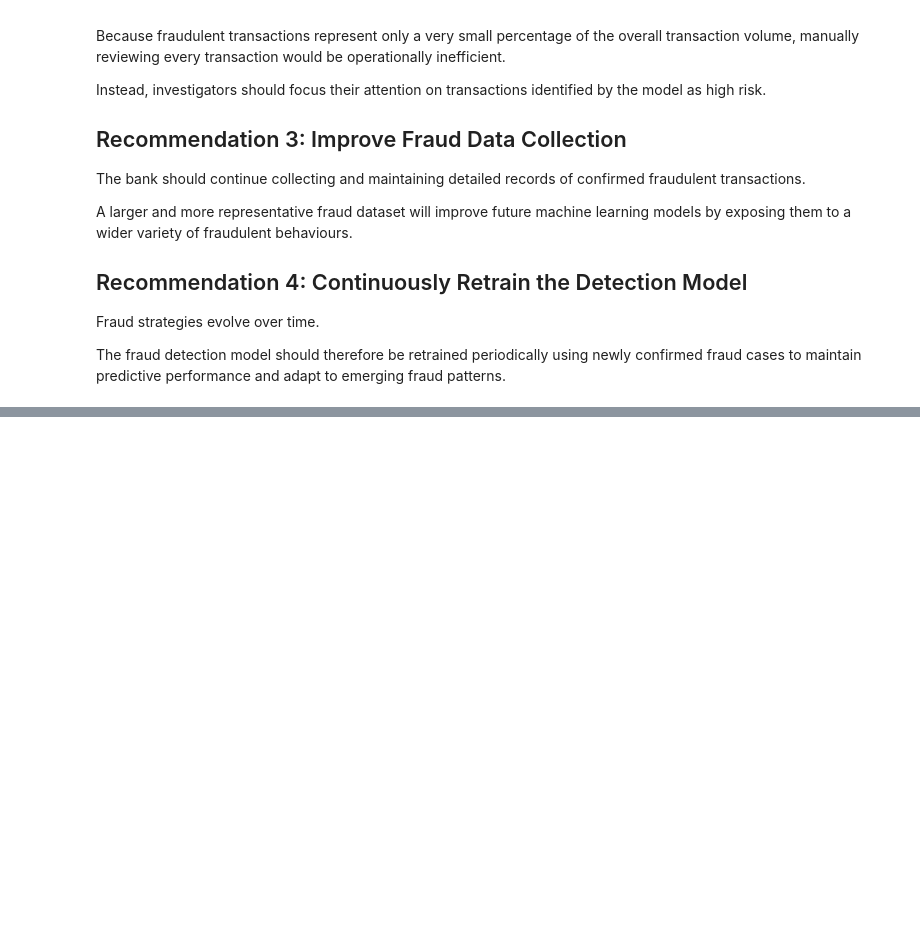
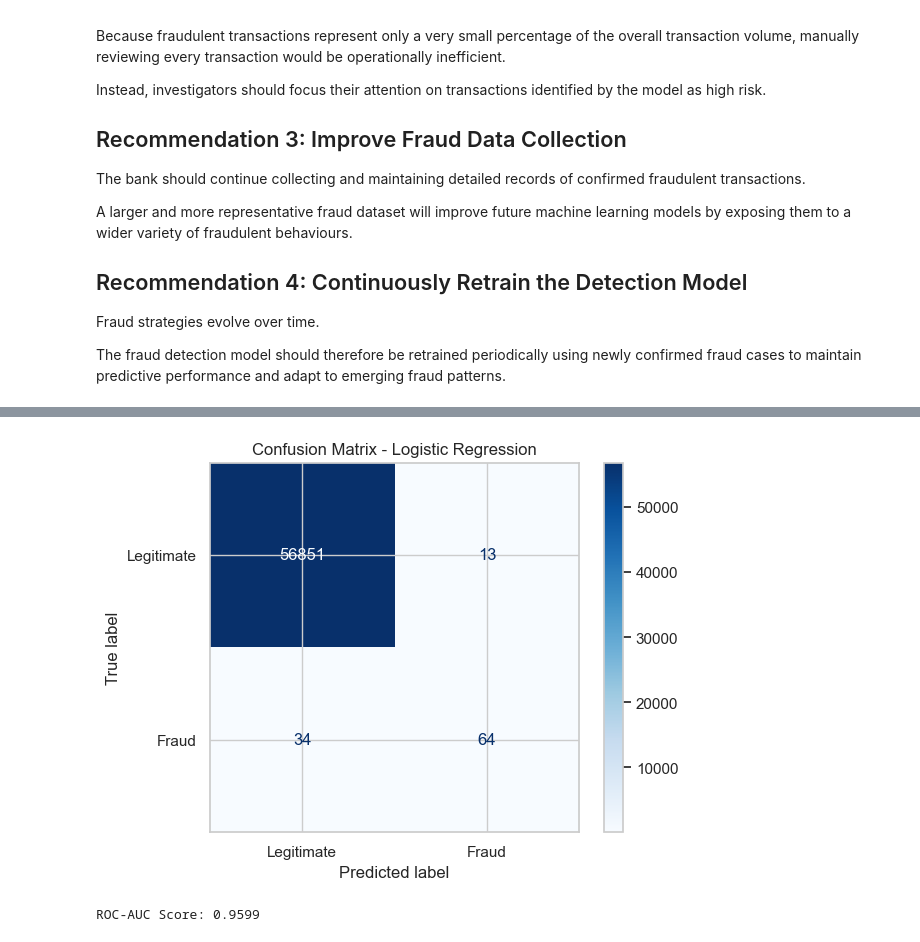
Before and after one commit to che-francis/Credit-Card-Fraud-Detection, a Jupyter notebook: notebooks/Credit_Card_Fraud_Detection.ipynb, the cells around one changed output, grey strips where cells are left out. Cells and saved outputs as stored; diff of their text form; code cells hidden in the pictures; blank space fills up the shorter version.

Commit message:
Implement logistic regression and decision tree baseline models

```diff
--- a/notebooks/Credit_Card_Fraud_Detection.ipynb
+++ b/notebooks/Credit_Card_Fraud_Detection.ipynb
@@ -730,0 +877,8 @@ The fraud detection model should therefore be retrained periodically using newly
+# %%
+X_train_scaled = scaler.fit_transform(X_train)
+
+X_test_scaled = scaler.transform(X_test)
+
+print("Training Shape:", X_train_scaled.shape)
+
+print("Testing Shape:", X_test_scaled.shape)
@@ -730,0 +906,11 @@ The fraud detection model should therefore be retrained periodically using newly
+# %%
+# create model
+
+log_reg = LogisticRegression(
+    random_state=42,
+    max_iter=1000
+)
+# %%
+# Model Training
+
+log_reg.fit(X_train_scaled, y_train)
@@ -730,0 +919,4 @@ The fraud detection model should therefore be retrained periodically using newly
+# %%
+# Make predictions on the test set
+
+y_pred = log_reg.predict(X_test_scaled)
@@ -730,0 +978,25 @@ The fraud detection model should therefore be retrained periodically using newly
+# %%
+#confusion matrix
+
+cm = confusion_matrix(y_test, y_pred)
+
+disp = ConfusionMatrixDisplay(
+    confusion_matrix=cm,
+    display_labels=["Legitimate", "Fraud"]
+)
+
+disp.plot(cmap="Blues")
+
+plt.title("Confusion Matrix - Logistic Regression")
+
+plt.show()
+# %% [output]
+[figure, added]
+# %%
+# ROC AUC Score
+
+roc_auc = roc_auc_score(y_test, y_prob)
+
+print(f"ROC-AUC Score: {roc_auc:.4f}")
+# %% [output]
+ROC-AUC Score: 0.9599
```
Also changed, not shown: parts of 37 cells of this notebook.
